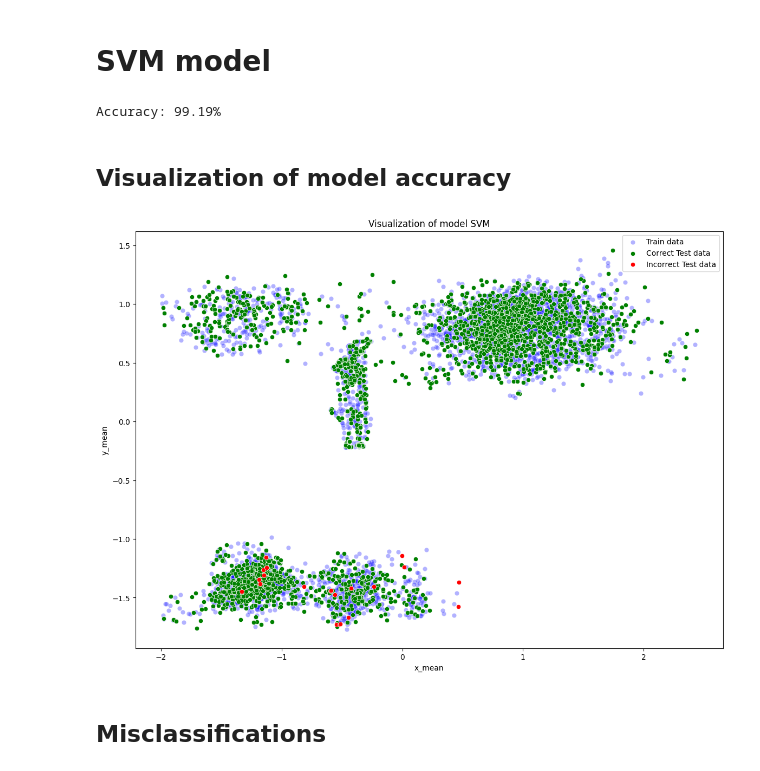
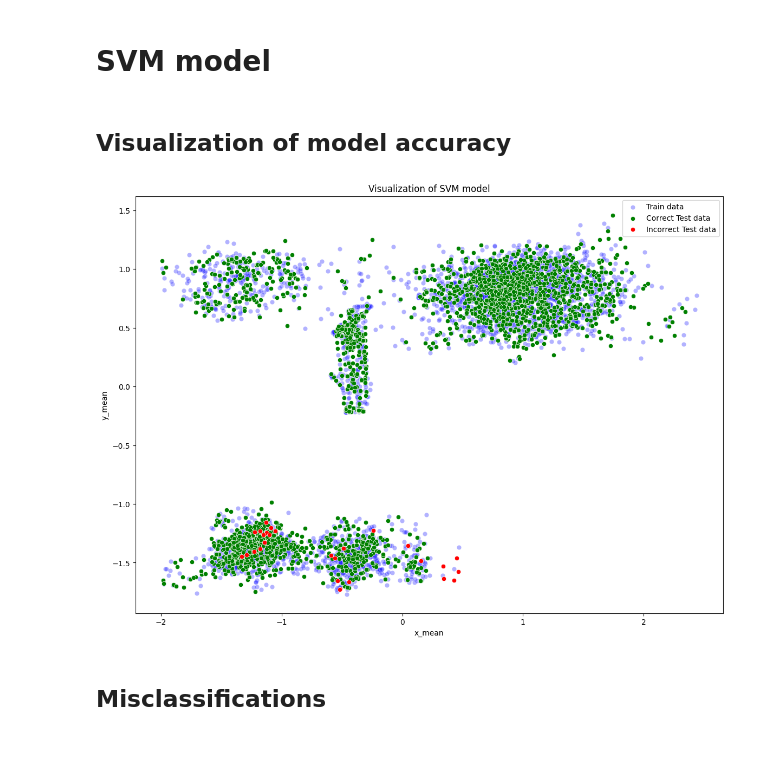
Before and after one commit to KamilGrundas/Data_science, a Jupyter notebook: homework_5/Hw5.ipynb, the cells around one changed output. Cells and saved outputs as stored; diff of their text form; code cells hidden in the pictures.

```diff
--- a/homework_5/Hw5.ipynb
+++ b/homework_5/Hw5.ipynb
@@ -95,6 +93,37 @@ scaler = StandardScaler()
 X_scaled = scaler.fit_transform(X)
 
 X_train, X_test, y_train, y_test = train_test_split(X_scaled, y, test_size=0.4, random_state=11)
+# %%
+def plot_results(X_train, y_train, X_test, y_test, y_pred, name):
+    # Prepare train data
+    train_data = pd.DataFrame(X_train, columns=df.columns[1:])
+    train_data['state'] = y_train.values
+    train_data['set'] = 'train'
+
+    # Prepare test data
+    test_data = pd.DataFrame(X_test, columns=df.columns[1:])
+    test_data['state'] = y_test.values
+    test_data['predicted_state'] = y_pred
+    test_data['set'] = 'test'
+    test_data['correct'] = test_data['state'] == test_data['predicted_state']
+
+    test_data['correct'] = test_data['correct'].astype(bool)
+
+    # Combine train and test data
+    plot_data = pd.concat([train_data, test_data], ignore_index=True)
+
+    # Plot the data
+    plt.figure(figsize=(14, 10))
+    sns.scatterplot(data=plot_data[plot_data['set'] == 'train'], x='x_mean', y='y_mean', color='blue', alpha=0.3, label='Train data')
+    sns.scatterplot(data=plot_data[(plot_data['set'] == 'test') & (plot_data['correct'] == True)], x='x_mean', y='y_mean', color='green', label='Correct Test data')
+    sns.scatterplot(data=plot_data[(plot_data['set'] == 'test') & (plot_data['correct'] == False)], x='x_mean', y='y_mean', color='red', label='Incorrect Test data')
+
+    plt.title(name)
+    plt.xlabel('x_mean')
+    plt.ylabel('y_mean')
+    plt.legend()
+    plt.show()
+    return test_data
 # %% [markdown]
 # SVM model
 # %%
@@ -102,40 +131,12 @@ svm_classifier = SVC(random_state=11)
 svm_classifier.fit(X_train, y_train)
 
 svm_y_pred = svm_classifier.predict(X_test)
-
-svm_accuracy = accuracy_score(y_test, svm_y_pred)
-print(f"Accuracy: {svm_accuracy * 100:.2f}%")
-# %% [output]
-Accuracy: 99.19%
 # %% [markdown]
 ## Visualization of model accuracy
-# %%
-train_data = pd.DataFrame(X_train, columns=df.columns[1:])
-train_data['state'] = y_train.values
-train_data['set'] = 'train'
-
-test_data = pd.DataFrame(X_test, columns=df.columns[1:])
-test_data['state'] = y_test.values
-test_data['predicted_state'] = svm_y_pred
-test_data['set'] = 'test'
-test_data['correct'] = test_data['state'] == test_data['predicted_state']
-
-test_data['correct'] = test_data['correct'].astype(bool)
-
-plot_data = pd.concat([train_data, test_data], ignore_index=True)
-
-plt.figure(figsize=(14, 10))
-sns.scatterplot(data=plot_data[plot_data['set'] == 'train'], x='x_mean', y='y_mean', color='blue', alpha=0.3, label='Train data')
-sns.scatterplot(data=plot_data[(plot_data['set'] == 'test') & (plot_data['correct'] == True)], x='x_mean', y='y_mean', color='green', label='Correct Test data')
-sns.scatterplot(data=plot_data[(plot_data['set'] == 'test') & (plot_data['correct'] == False)], x='x_mean', y='y_mean', color='red', label='Incorrect Test data')
-
-plt.title('Visualization of model SVM')
-plt.xlabel('x_mean')
-plt.ylabel('y_mean')
-plt.legend()
-plt.show()
-# %% [output]
-[figure, removed]
+# %%
+svm_test_data = plot_results(X_train,y_train,X_test,y_test, svm_y_pred, "Visualization of SVM model")
+# %% [output]
+[figure, added]
 # %% [markdown]
 ## Misclassifications
 # %%
```
Also changed, not shown: parts of 13 cells of this notebook.
